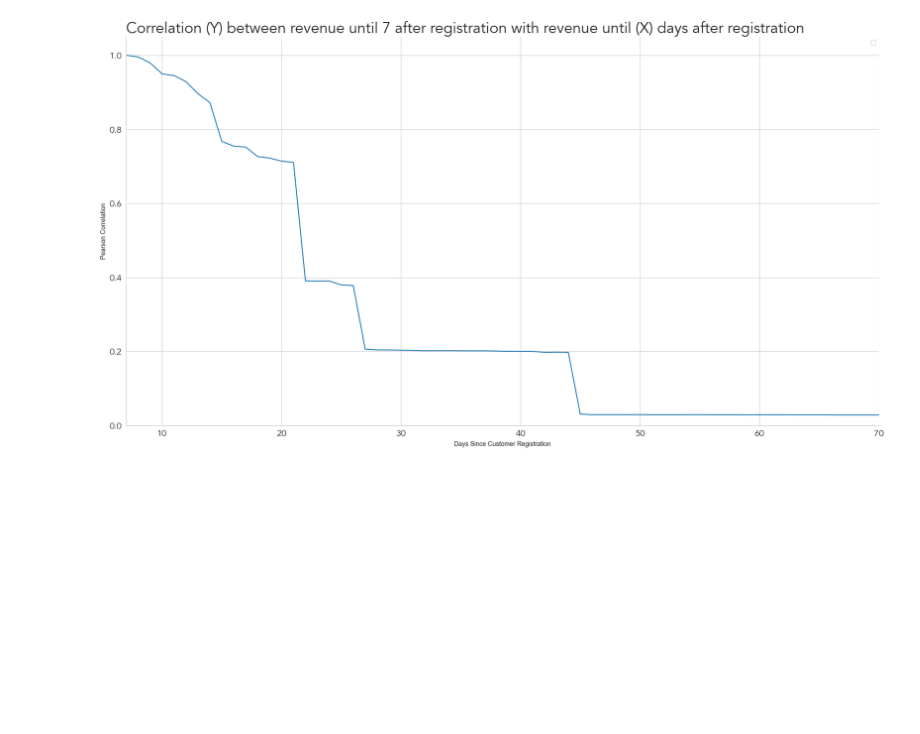
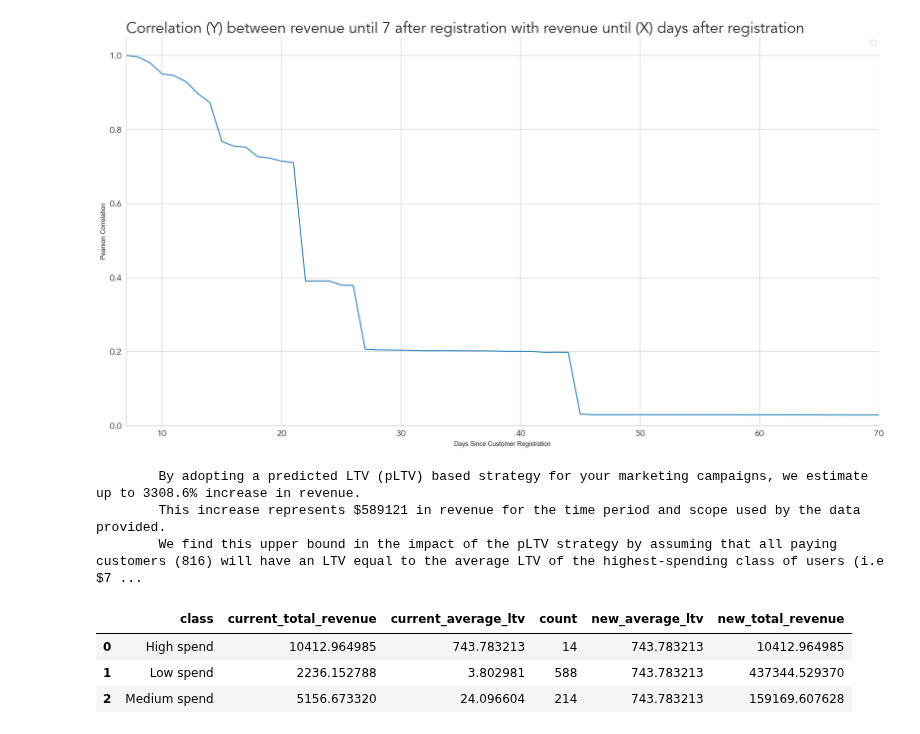
Before and after one commit to facebookincubator/LTVision, a Jupyter notebook: example.ipynb, the cells around one changed output. Cells and saved outputs as stored; diff of their text form; code cells hidden in the pictures; blank space fills up the shorter version.

Commit message:
Added to example.ipynb example of how to use new method estimate_highest_impact.

```diff
--- a/example.ipynb
+++ b/example.ipynb
@@ -87,3 +87,14 @@ set_ticklabels() should only be used with a fixed number of ticks, i.e. after se
 set_ticklabels() should only be used with a fixed number of ticks, i.e. after set_ticks() or using a FixedLocator.
 <seaborn.axisgrid.FacetGrid at 0x...>
 [figure]
+# %%
+data = da.estimate_highest_impact(days_limit=60, spending_breaks={'No spend': 0, 'Low spend': 10, 'Medium spend': 100, 'High spend': 99999})
+data
+# %% [output]
+        By adopting a predicted LTV (pLTV) based strategy for your marketing campaigns, we estimate up to 3308.6% increase in revenue.
+        This increase represents $589121 in revenue for the time period and scope used by the data provided.
+        We find this upper bound in the impact of the pLTV strategy by assuming that all paying customers (816) will have an LTV equal to the average LTV of the highest-spending class of users (i.e $7 ...
+|  | class | current_total_revenue | current_average_ltv | count | new_average_ltv | new_total_revenue |
+| 0 | High spend | 10412.964985 | 743.783213 | 14 | 743.783213 | 10412.964985 |
+| 1 | Low spend | 2236.152788 | 3.802981 | 588 | 743.783213 | 437344.529370 |
+| 2 | Medium spend | 5156.673320 | 24.096604 | 214 | 743.783213 | 159169.607628 |
```
